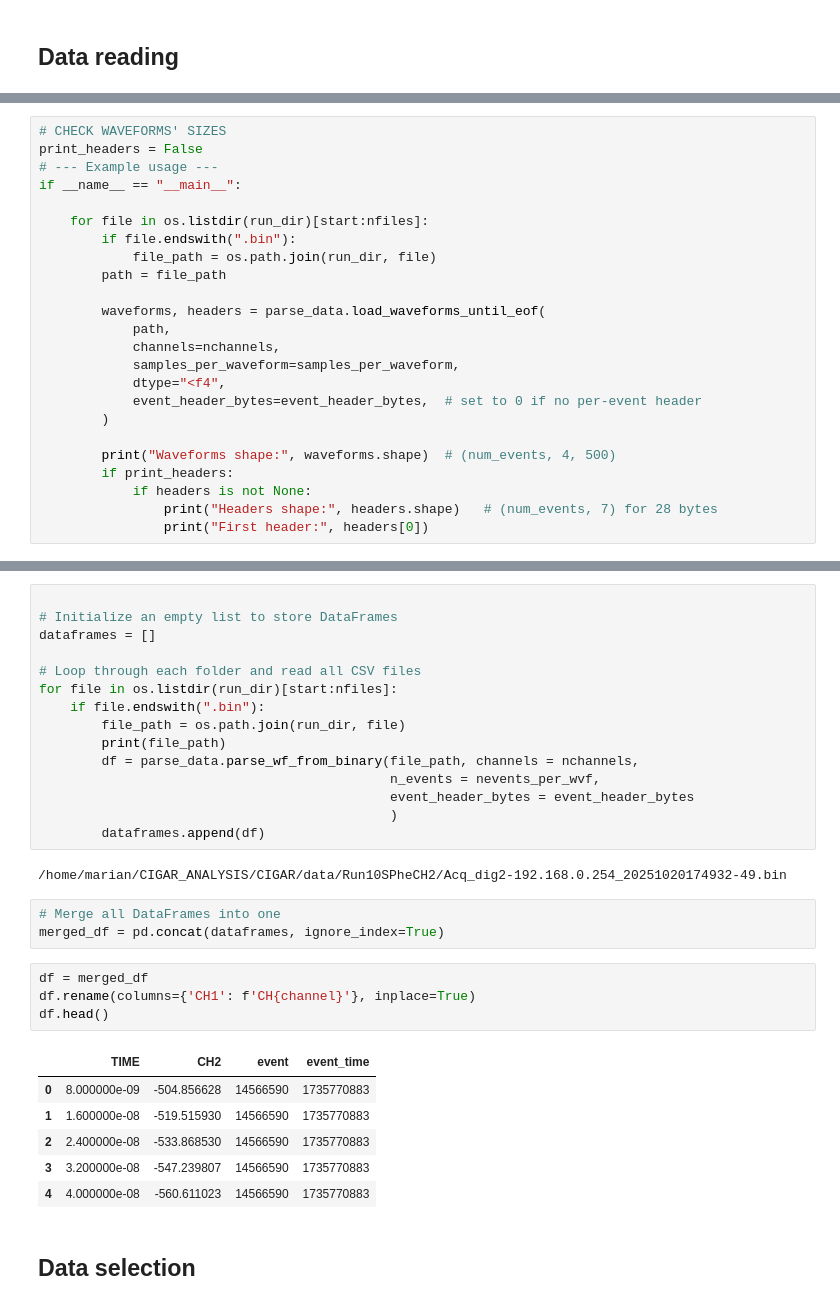
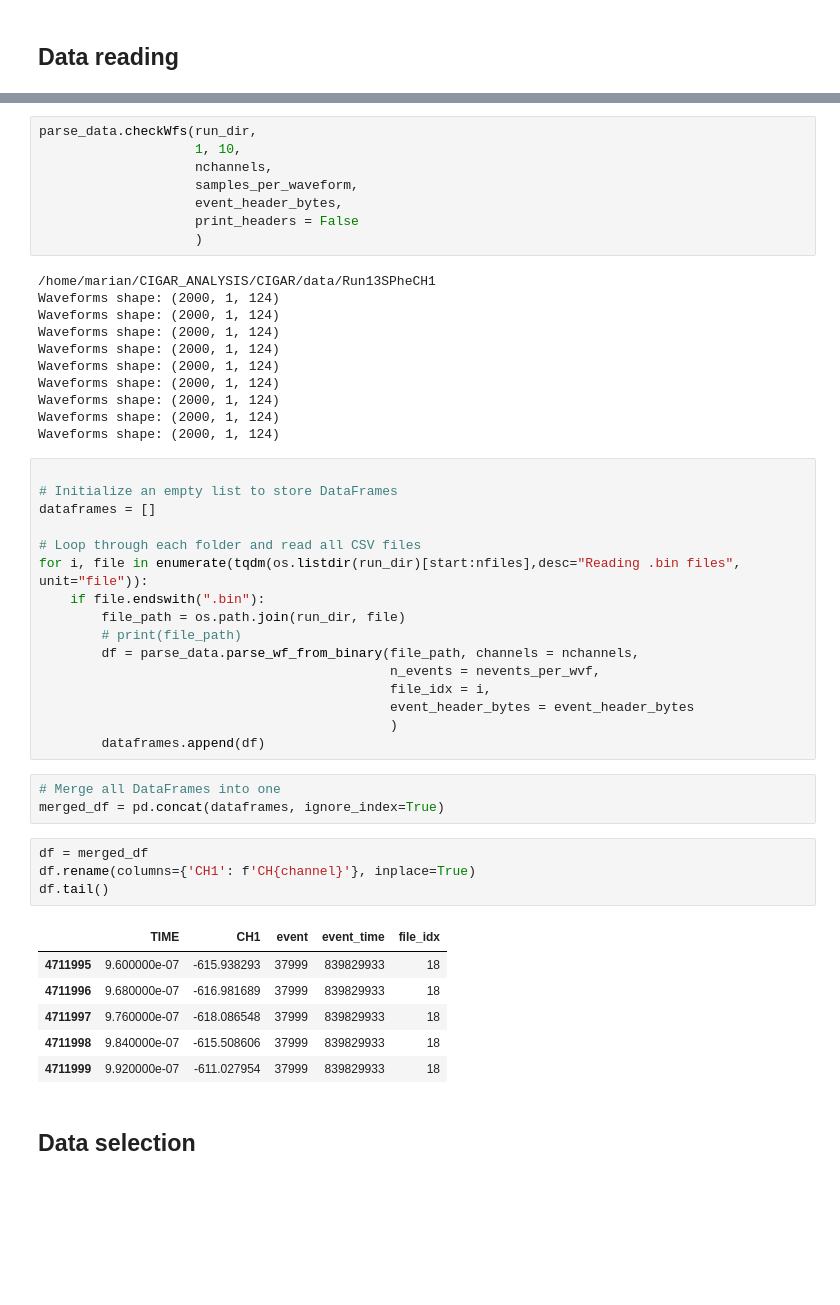
Before and after one commit to mariandbt/CIGAR, a Jupyter notebook: notebooks/FingerPlot.ipynb, the cells around one changed output, grey strips where cells are left out. Cells and saved outputs as stored; diff of their text form; blank space fills up the shorter version.

```diff
--- a/notebooks/FingerPlot.ipynb
+++ b/notebooks/FingerPlot.ipynb
@@ -48,24 +52,0 @@ start = 14
-# %%
-# CHECK WAVEFORMS' SIZES
-print_headers = False
-# --- Example usage ---
-if __name__ == "__main__":
-
-    for file in os.listdir(run_dir)[start:nfiles]:
-        if file.endswith(".bin"):
-            file_path = os.path.join(run_dir, file)
-        path = file_path
-
-        waveforms, headers = parse_data.load_waveforms_until_eof(
-            path,
-            channels=nchannels,
-            samples_per_waveform=samples_per_waveform,
-            dtype="<f4",
-            event_header_bytes=event_header_bytes,  # set to 0 if no per-event header
-        )
-
-        print("Waveforms shape:", waveforms.shape)  # (num_events, 4, 500)
-        if print_headers:
-            if headers is not None:
-                print("Headers shape:", headers.shape)   # (num_events, 7) for 28 bytes
-                print("First header:", headers[0])
@@ -75,34 +53,52 @@ Waveforms shape: (1984, 1, 125)
+# %%
+parse_data.checkWfs(run_dir,
+                    1, 10,
+                    nchannels,
+                    samples_per_waveform,
+                    event_header_bytes,
+                    print_headers = False
+                    )
+# %% [output]
+/home/marian/CIGAR_ANALYSIS/CIGAR/data/Run13SPheCH1
+Waveforms shape: (2000, 1, 124)
+Waveforms shape: (2000, 1, 124)
+Waveforms shape: (2000, 1, 124)
+Waveforms shape: (2000, 1, 124)
+Waveforms shape: (2000, 1, 124)
+Waveforms shape: (2000, 1, 124)
+Waveforms shape: (2000, 1, 124)
+Waveforms shape: (2000, 1, 124)
+Waveforms shape: (2000, 1, 124)
 # %%
 
 # Initialize an empty list to store DataFrames
 dataframes = []
 
 # Loop through each folder and read all CSV files
-for file in os.listdir(run_dir)[start:nfiles]:
+for i, file in enumerate(tqdm(os.listdir(run_dir)[start:nfiles],desc="Reading .bin files", unit="file")):
     if file.endswith(".bin"):
         file_path = os.path.join(run_dir, file)
-        print(file_path)
+        # print(file_path)
         df = parse_data.parse_wf_from_binary(file_path, channels = nchannels,
                                              n_events = nevents_per_wvf,
+                                             file_idx = i,
                                              event_header_bytes = event_header_bytes
                                              )
         dataframes.append(df)
-# %% [output]
-/home/marian/CIGAR_ANALYSIS/CIGAR/data/Run10SPheCH2/Acq_dig2-192.168.0.254_20251020174932-49.bin
 # %%
 # Merge all DataFrames into one
 merged_df = pd.concat(dataframes, ignore_index=True)
 # %%
 df = merged_df
 df.rename(columns={'CH1': f'CH{channel}'}, inplace=True)
-df.head()
+df.tail()
 # %% [output]
-|  | TIME | CH2 | event | event_time |
-| 0 | 8.000000e-09 | -504.856628 | 14566590 | 1735770883 |
-| 1 | 1.600000e-08 | -519.515930 | 14566590 | 1735770883 |
-| 2 | 2.400000e-08 | -533.868530 | 14566590 | 1735770883 |
-| 3 | 3.200000e-08 | -547.239807 | 14566590 | 1735770883 |
-| 4 | 4.000000e-08 | -560.611023 | 14566590 | 1735770883 |
+|  | TIME | CH1 | event | event_time | file_idx |
+| 4711995 | 9.600000e-07 | -615.938293 | 37999 | 839829933 | 18 |
+| 4711996 | 9.680000e-07 | -616.981689 | 37999 | 839829933 | 18 |
+| 4711997 | 9.760000e-07 | -618.086548 | 37999 | 839829933 | 18 |
+| 4711998 | 9.840000e-07 | -615.508606 | 37999 | 839829933 | 18 |
+| 4711999 | 9.920000e-07 | -611.027954 | 37999 | 839829933 | 18 |
 # %% [markdown]
 ##  Data selection
 # %%
```
Also changed, not shown: parts of 15 cells of this notebook, 8 other files.
